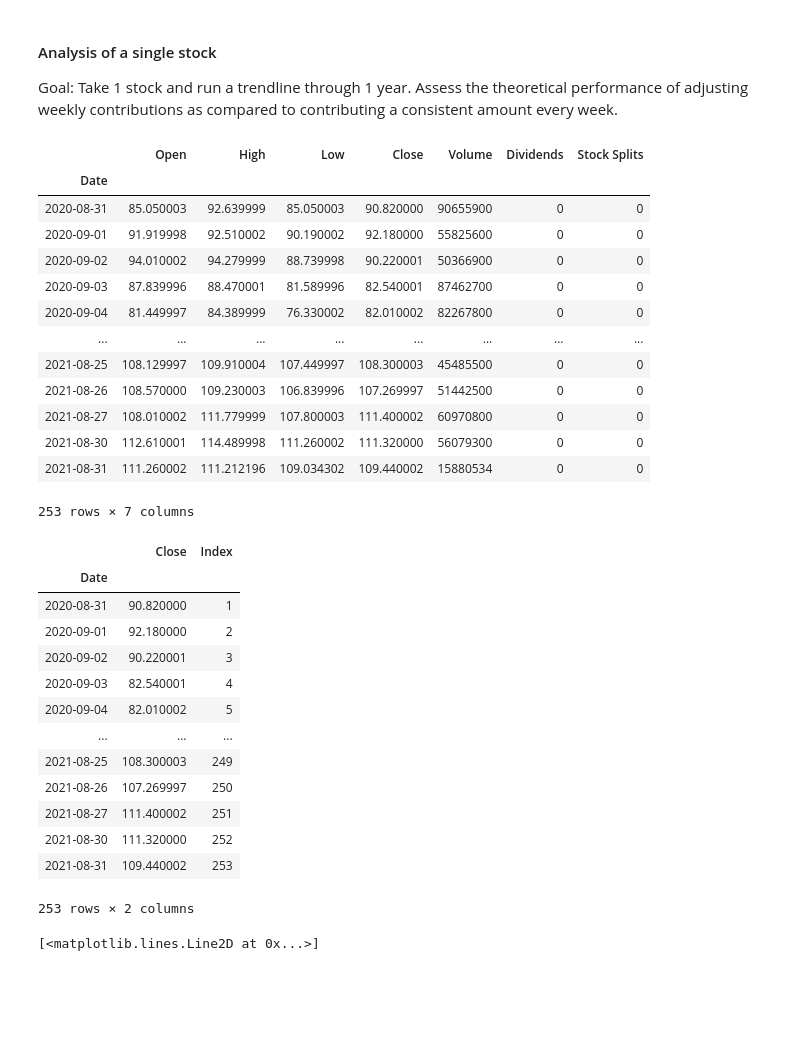
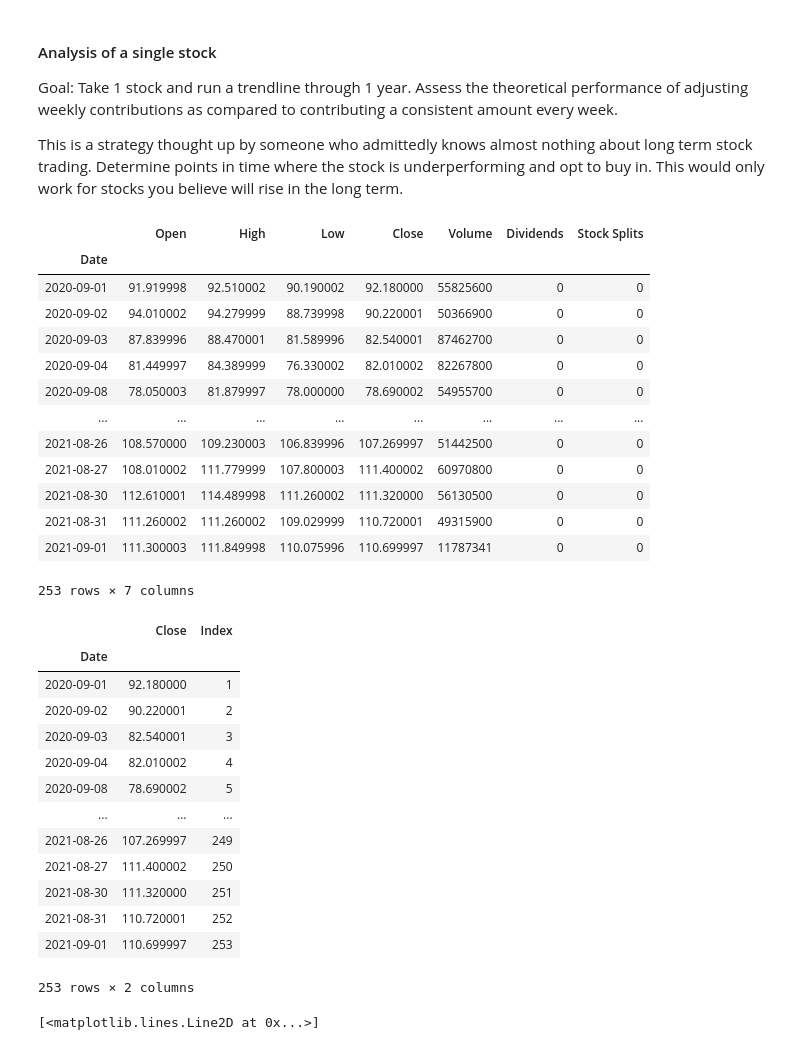
Before and after one commit to applewjr/Stock_Projects, a Jupyter notebook: Stock_Analysis_1dim_1stock.ipynb, the cells around one changed output. Saved outputs shown, nothing was run; the diff lists cells and outputs as text; code cells hidden in the pictures; blank space fills up the shorter version.

```diff
--- a/Stock_Analysis_1dim_1stock.ipynb
+++ b/Stock_Analysis_1dim_1stock.ipynb
@@ -2,6 +2,8 @@
 #### Analysis of a single stock
 
 Goal: Take 1 stock and run a trendline through 1 year. Assess the theoretical performance of adjusting weekly contributions as compared to contributing a consistent amount every week.
+
+This is a strategy thought up by someone who admittedly knows almost nothing about long term stock trading. Determine points in time where the stock is underperforming and opt to buy in. This would only work for stocks you believe will rise in the long term.
 # %%
 import yfinance as yf
 import pandas as pd
@@ -16,32 +17,33 @@ stock = yf.Ticker("amd")
 # %%
 # pull data
 
 # Arguments     Scenarios                                                                             Example value
 
 # period        date period to download                                     1d, 5d, 1mo, 3mo, 6mo, 1y, 2y, 5y, 10y, ytd, max
 # interval      data interval. If it’s intraday data, the interval needs to be set within 60 days 1m, 2m, 5m, 15m, 30m, 60m, 90m, 1h, 1d, 5d, 1wk, 1mo, 3mo
 # start         If period is not set- Download start date string (YYYY-MM-DD) or datetime             2020-03-18
 # end           If period is not set - Download end date string (YYYY-MM-DD) or datetime              2020-03-19
 # prepost       Boolean value to include Pre and Post market data                                     Default is False
 # auto_adjust   Boolean value to adjust all OHLC                                                      Default is True
 # actions       Boolean value download stock dividends and stock splits events                        Default is True
 
 df = stock.history(period="1y")
+df = df.dropna() #in case the first row generates as nulls
 df
 # %% [output]
 |  | Open | High | Low | Close | Volume | Dividends | Stock Splits |
 | Date |  |  |  |  |  |  |  |
-| 2020-08-31 | 85.050003 | 92.639999 | 85.050003 | 90.820000 | 90655900 | 0 | 0 |
 | 2020-09-01 | 91.919998 | 92.510002 | 90.190002 | 92.180000 | 55825600 | 0 | 0 |
 | 2020-09-02 | 94.010002 | 94.279999 | 88.739998 | 90.220001 | 50366900 | 0 | 0 |
 | 2020-09-03 | 87.839996 | 88.470001 | 81.589996 | 82.540001 | 87462700 | 0 | 0 |
 | 2020-09-04 | 81.449997 | 84.389999 | 76.330002 | 82.010002 | 82267800 | 0 | 0 |
+| 2020-09-08 | 78.050003 | 81.879997 | 78.000000 | 78.690002 | 54955700 | 0 | 0 |
 | ... | ... | ... | ... | ... | ... | ... | ... |
-| 2021-08-25 | 108.129997 | 109.910004 | 107.449997 | 108.300003 | 45485500 | 0 | 0 |
 | 2021-08-26 | 108.570000 | 109.230003 | 106.839996 | 107.269997 | 51442500 | 0 | 0 |
 | 2021-08-27 | 108.010002 | 111.779999 | 107.800003 | 111.400002 | 60970800 | 0 | 0 |
-| 2021-08-30 | 112.610001 | 114.489998 | 111.260002 | 111.320000 | 56079300 | 0 | 0 |
-| 2021-08-31 | 111.260002 | 111.212196 | 109.034302 | 109.440002 | 15880534 | 0 | 0 |
+| 2021-08-30 | 112.610001 | 114.489998 | 111.260002 | 111.320000 | 56130500 | 0 | 0 |
+| 2021-08-31 | 111.260002 | 111.260002 | 109.029999 | 110.720001 | 49315900 | 0 | 0 |
+| 2021-09-01 | 111.300003 | 111.849998 | 110.075996 | 110.699997 | 11787341 | 0 | 0 |
 253 rows × 7 columns
 # %%
 # add index to df
@@ -55,17 +57,17 @@ df
 # %% [output]
 |  | Close | Index |
 | Date |  |  |
-| 2020-08-31 | 90.820000 | 1 |
-| 2020-09-01 | 92.180000 | 2 |
-| 2020-09-02 | 90.220001 | 3 |
-| 2020-09-03 | 82.540001 | 4 |
-| 2020-09-04 | 82.010002 | 5 |
+| 2020-09-01 | 92.180000 | 1 |
+| 2020-09-02 | 90.220001 | 2 |
+| 2020-09-03 | 82.540001 | 3 |
+| 2020-09-04 | 82.010002 | 4 |
+| 2020-09-08 | 78.690002 | 5 |
 | ... | ... | ... |
-| 2021-08-25 | 108.300003 | 249 |
-| 2021-08-26 | 107.269997 | 250 |
-| 2021-08-27 | 111.400002 | 251 |
-| 2021-08-30 | 111.320000 | 252 |
-| 2021-08-31 | 109.440002 | 253 |
+| 2021-08-26 | 107.269997 | 249 |
+| 2021-08-27 | 111.400002 | 250 |
+| 2021-08-30 | 111.320000 | 251 |
+| 2021-08-31 | 110.720001 | 252 |
+| 2021-09-01 | 110.699997 | 253 |
 253 rows × 2 columns
 # %%
 # plot data with a trendline
```
Also changed, not shown: parts of 7 cells of this notebook.
